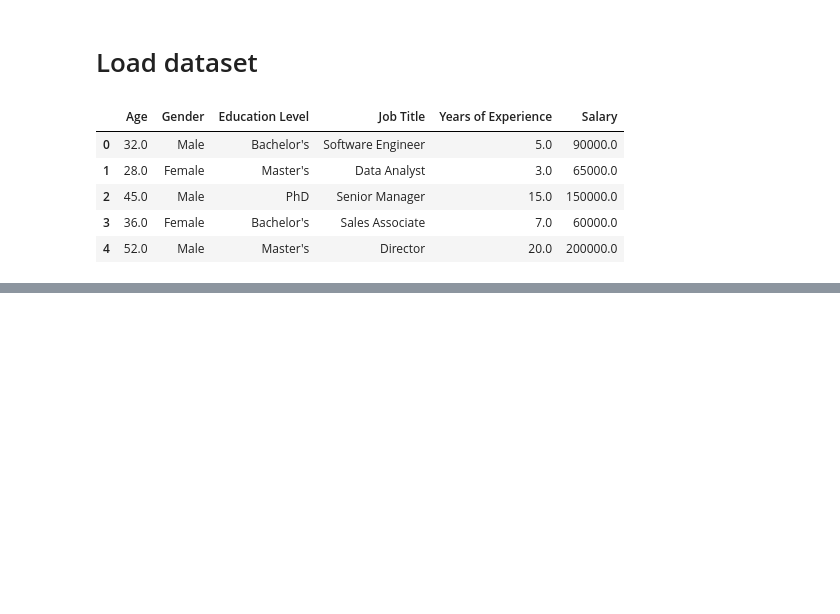
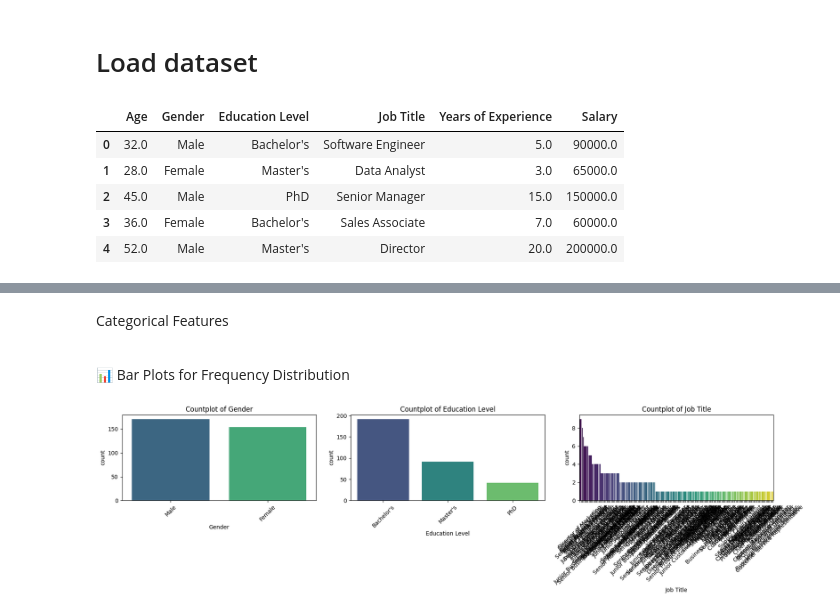
Before and after one commit to Creator-Turbo/Salary-Prediction-, a Jupyter notebook: notebook/Experiment.ipynb, the cells around one changed output, grey strips where cells are left out. Saved outputs shown, nothing was run; the diff lists cells and outputs as text; code cells hidden in the pictures; blank space fills up the shorter version.

```diff
--- a/notebook/Experiment.ipynb
+++ b/notebook/Experiment.ipynb
@@ -128,0 +299,23 @@ display(df)
+# %% [markdown]
+Categorical Features
+
+
+<br>
+📊 Bar Plots for Frequency Distribution
+# %%
+import matplotlib.pyplot as plt
+import seaborn as sns
+
+cat_cols = ['Gender', 'Education Level', 'Job Title']
+
+fig, axes = plt.subplots(1, len(cat_cols), figsize=(18, 5))  # Create subplots in a single row
+
+for i, col in enumerate(cat_cols):
+    sns.countplot(x=df[col], order=df[col].value_counts().index, ax=axes[i], palette= 'viridis')
+    axes[i].set_xticklabels(axes[i].get_xticklabels(), rotation=45)  # Rotate x-axis labels
+    axes[i].set_title(f"Countplot of {col}")
+
+plt.tight_layout()  # Adjust layout to prevent overlap
+plt.show()
+# %% [output]
+[figure, added]
```
Also changed, not shown: parts of 51 cells of this notebook.
